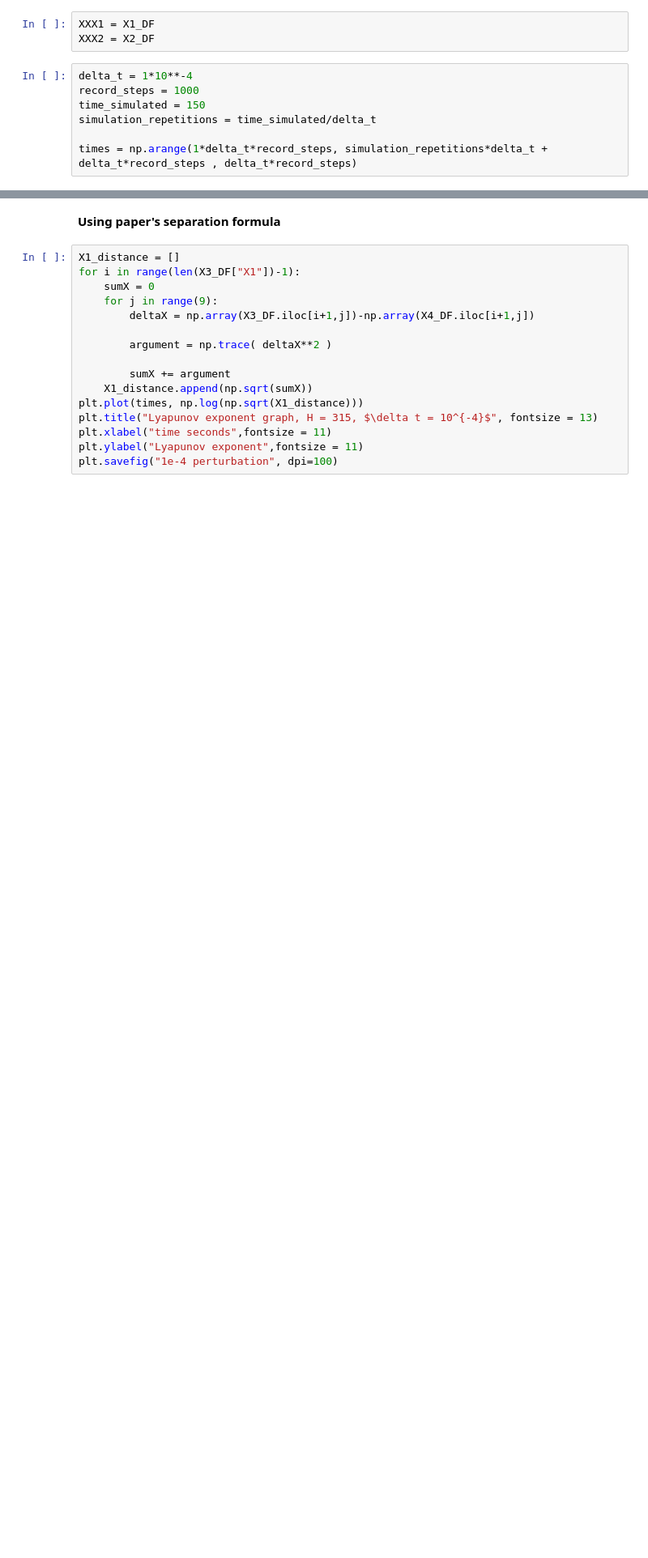
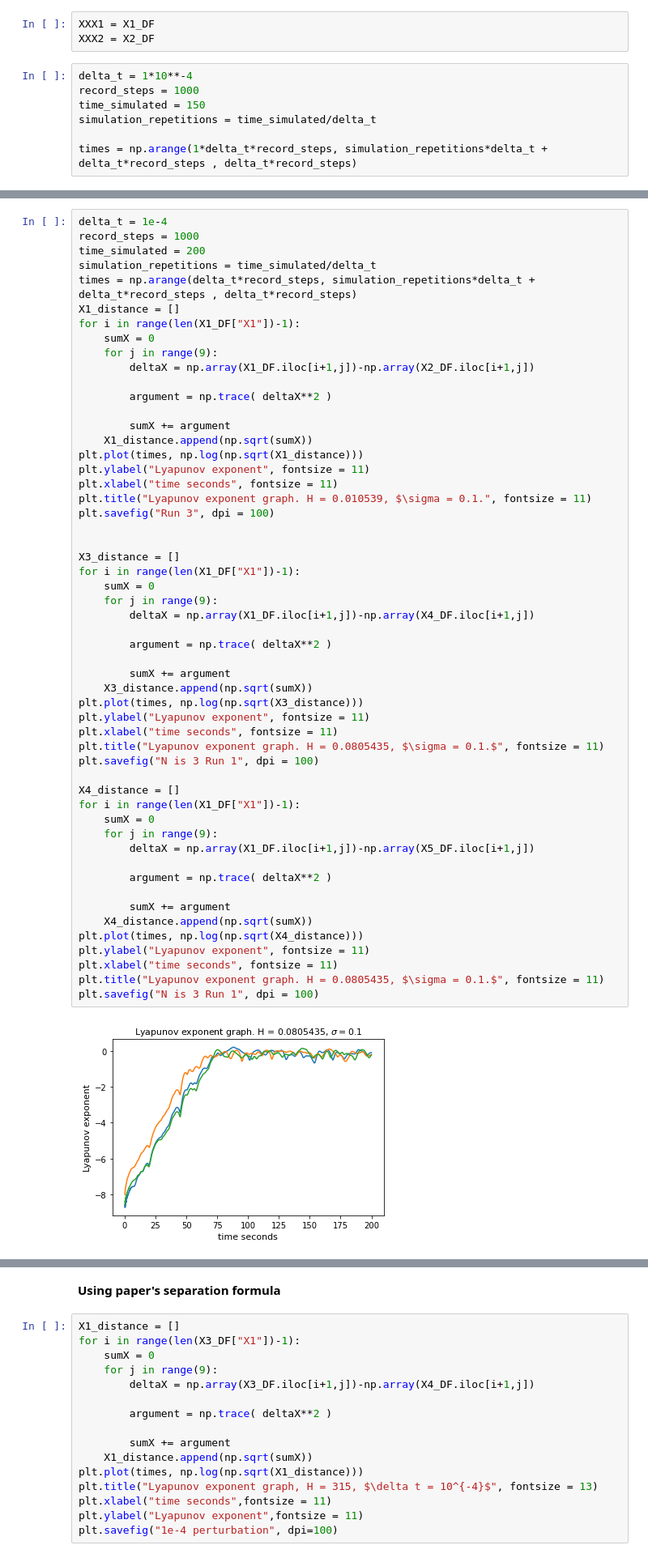
Before and after one commit to Rtk100/DIAS-Summer-Internship, a Jupyter notebook: Python/Chaos in Classical D0-Brane Mechanic. Data Analysis.ipynb, the cells around one changed output, grey strips where cells are left out. Shown at 81% size. Saved outputs shown, nothing was run; the diff lists cells and outputs as text; blank space fills up the shorter version.

```diff
--- a/Python/Chaos in Classical D0-Brane Mechanic. Data Analysis.ipynb
+++ b/Python/Chaos in Classical D0-Brane Mechanic. Data Analysis.ipynb
@@ -706,0 +610,56 @@ for j in range(9):
+# %%
+delta_t = 1e-4
+record_steps = 1000
+time_simulated = 200
+simulation_repetitions = time_simulated/delta_t
+times = np.arange(delta_t*record_steps, simulation_repetitions*delta_t + delta_t*record_steps , delta_t*record_steps)
+X1_distance = []
+for i in range(len(X1_DF["X1"])-1):
+    sumX = 0
+    for j in range(9):
+        deltaX = np.array(X1_DF.iloc[i+1,j])-np.array(X2_DF.iloc[i+1,j])
+
+        argument = np.trace( deltaX**2 )
+
+        sumX += argument
+    X1_distance.append(np.sqrt(sumX))
+plt.plot(times, np.log(np.sqrt(X1_distance)))
+plt.ylabel("Lyapunov exponent", fontsize = 11)
+plt.xlabel("time seconds", fontsize = 11)
+plt.title("Lyapunov exponent graph. H = 0.010539, $\sigma = 0.1.", fontsize = 11)
+plt.savefig("Run 3", dpi = 100)
+
+
+X3_distance = []
+for i in range(len(X1_DF["X1"])-1):
+    sumX = 0
+    for j in range(9):
+        deltaX = np.array(X1_DF.iloc[i+1,j])-np.array(X4_DF.iloc[i+1,j])
+
+        argument = np.trace( deltaX**2 )
+
+        sumX += argument
+    X3_distance.append(np.sqrt(sumX))
+plt.plot(times, np.log(np.sqrt(X3_distance)))
+plt.ylabel("Lyapunov exponent", fontsize = 11)
+plt.xlabel("time seconds", fontsize = 11)
+plt.title("Lyapunov exponent graph. H = 0.0805435, $\sigma = 0.1.$", fontsize = 11)
+plt.savefig("N is 3 Run 1", dpi = 100)
+
+X4_distance = []
+for i in range(len(X1_DF["X1"])-1):
+    sumX = 0
+    for j in range(9):
+        deltaX = np.array(X1_DF.iloc[i+1,j])-np.array(X5_DF.iloc[i+1,j])
+
+        argument = np.trace( deltaX**2 )
+
+        sumX += argument
+    X4_distance.append(np.sqrt(sumX))
+plt.plot(times, np.log(np.sqrt(X4_distance)))
+plt.ylabel("Lyapunov exponent", fontsize = 11)
+plt.xlabel("time seconds", fontsize = 11)
+plt.title("Lyapunov exponent graph. H = 0.0805435, $\sigma = 0.1.$", fontsize = 11)
+plt.savefig("N is 3 Run 1", dpi = 100)
+# %% [output]
+[figure, added]
```
Also changed, not shown: parts of 30 cells of this notebook, 31 other files.
